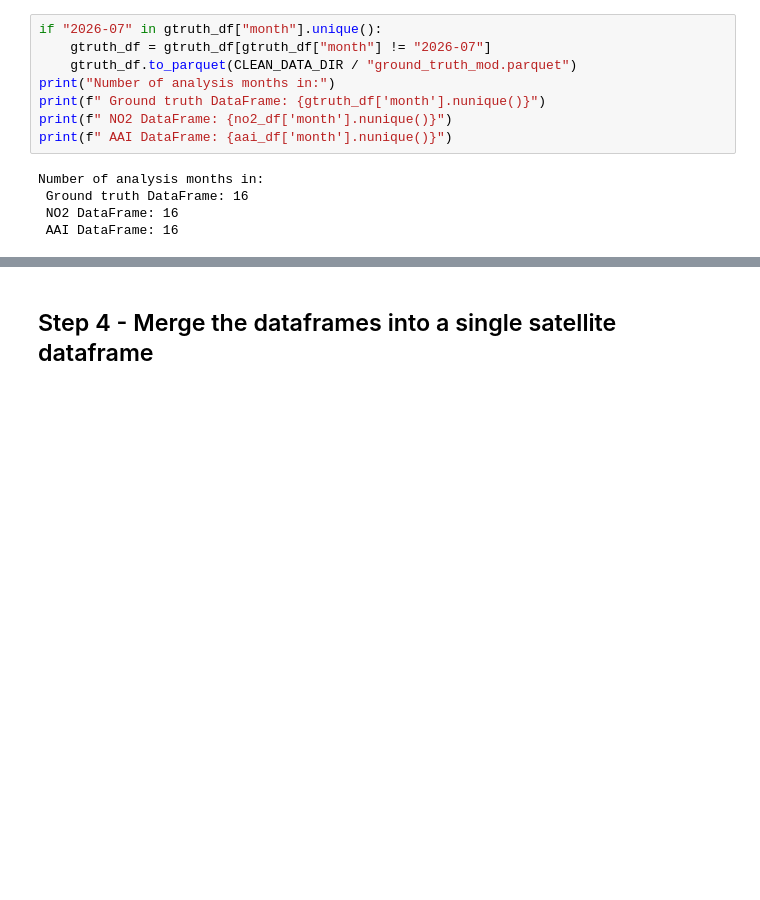
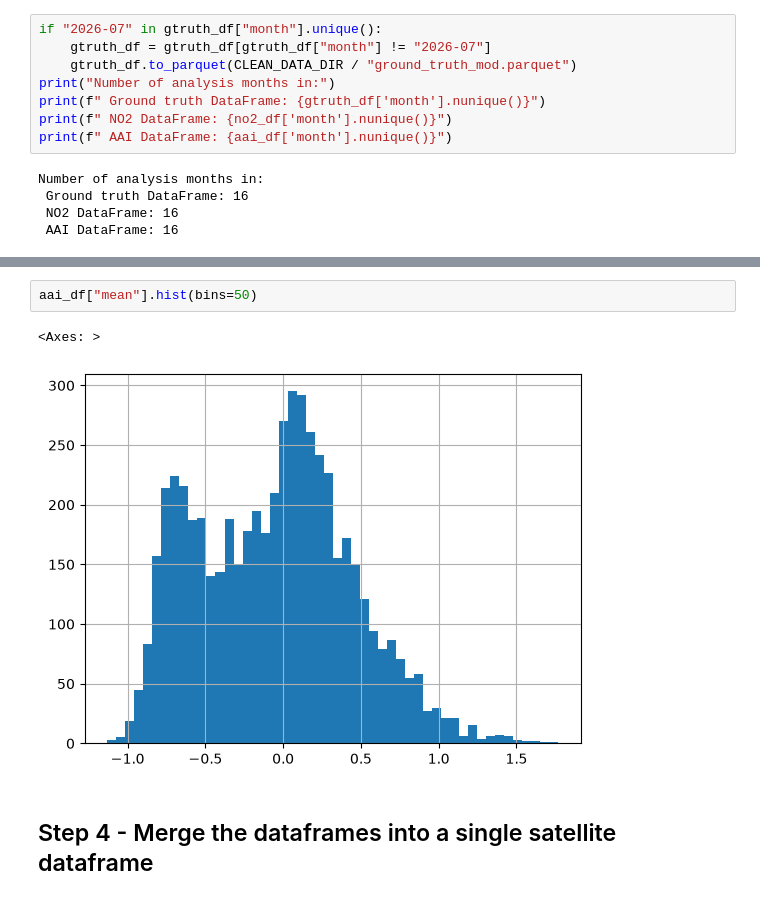
Before and after one commit to tisolab/monitoring-deserts, a Jupyter notebook: noteboox/03_satellite_features_extraction.ipynb, the cells around one changed output, grey strips where cells are left out. Saved outputs shown, nothing was run; the diff lists cells and outputs as text; blank space fills up the shorter version.

```diff
--- a/noteboox/03_satellite_features_extraction.ipynb
+++ b/noteboox/03_satellite_features_extraction.ipynb
@@ -169,3 +230,8 @@ Number of analysis months in:
+# %%
+aai_df["mean"].hist(bins=50)
+# %% [output]
+<Axes: >
+[figure, added]
 # %% [markdown]
 ## Step 4 - Merge the dataframes into a single satellite dataframe
 # %%
```
Also changed, not shown: parts of 12 cells of this notebook, 1 other file.
